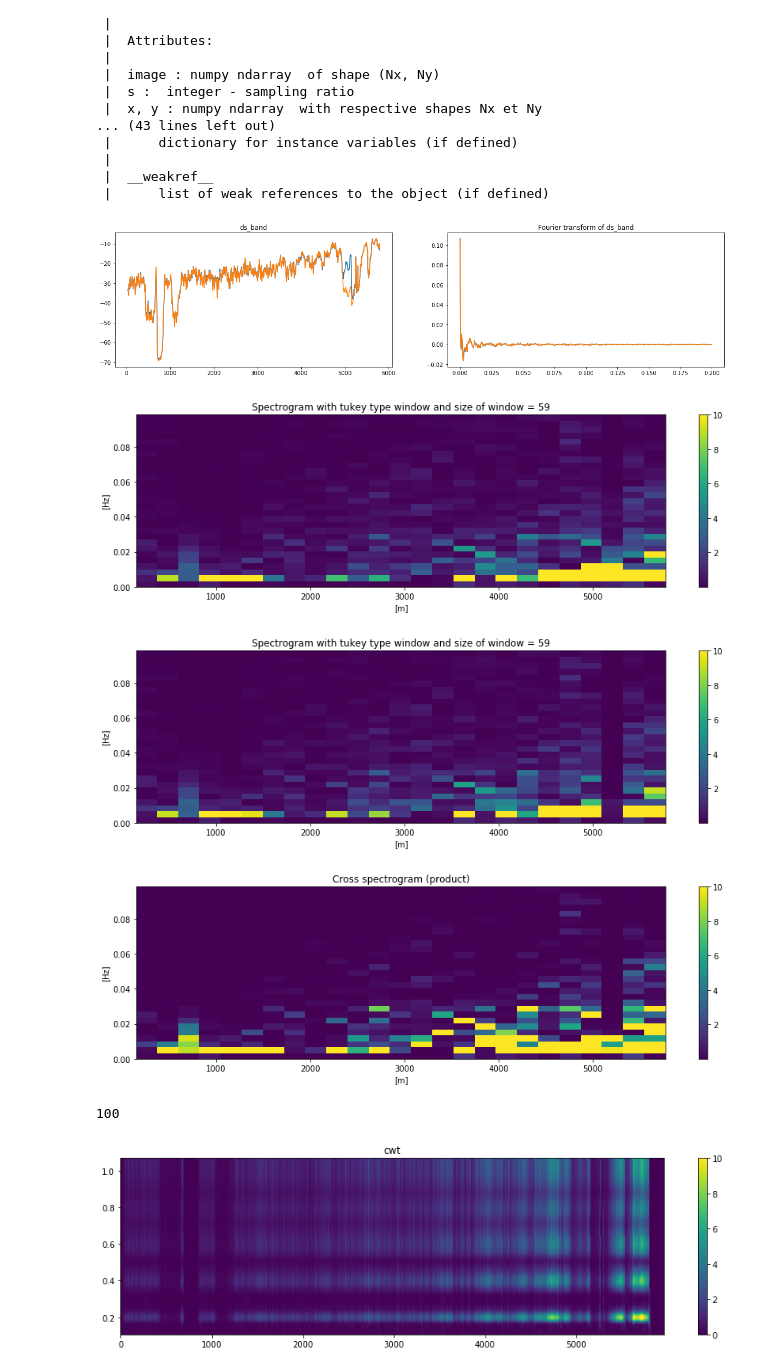
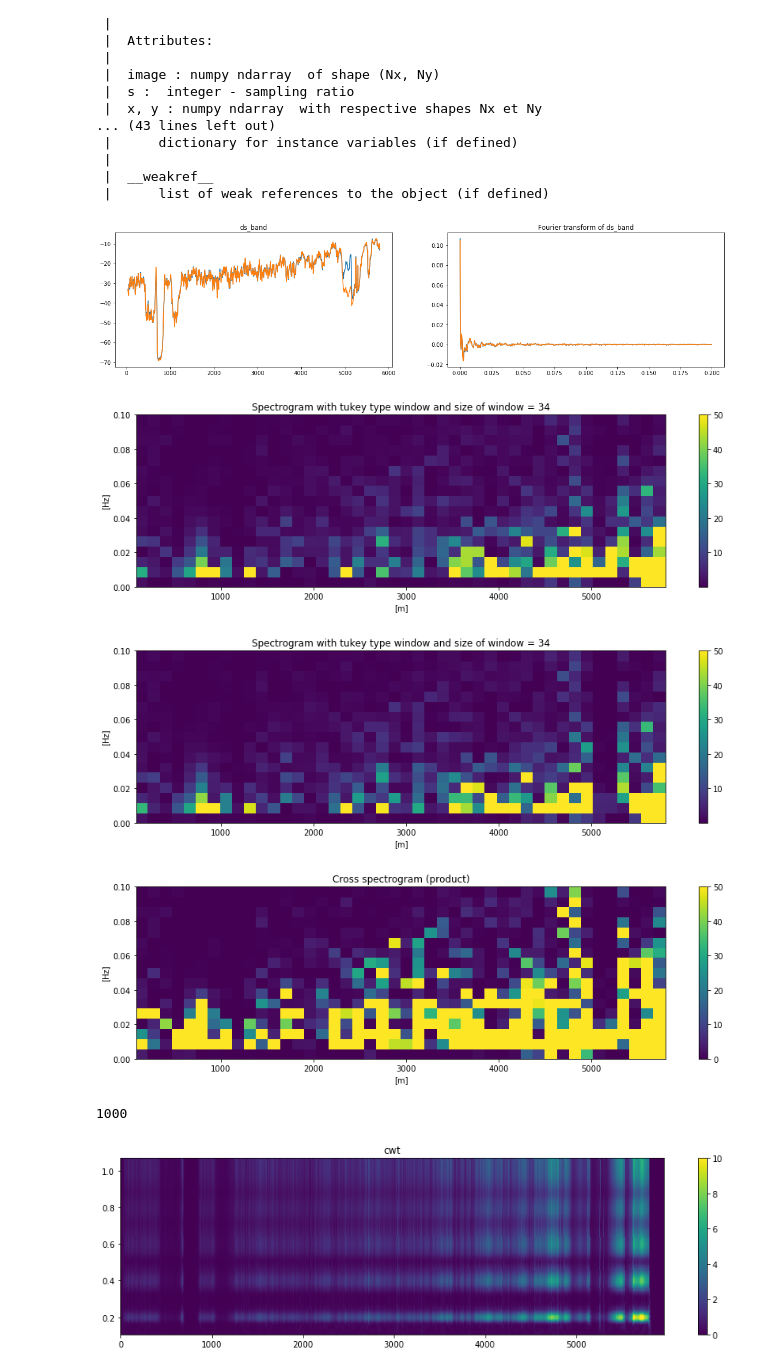
Before and after one commit to eobroets/CESBIO, a Jupyter notebook: test_lib.ipynb, the cells around one changed output. Drawn from its saved outputs; the diff is of its cells as text; code cells hidden in the pictures.

```diff
--- a/test_lib.ipynb
+++ b/test_lib.ipynb
@@ -59,27 +36,27 @@ ds_band3 = np.array(ds.GetRasterBand(3).ReadAsArray())
 # %%
 element1 = temp_lib(ds_band1)
 element3 = temp_lib(ds_band3)
 
 
 element1.plot_TF(element3)
 
+m = 1000 #signal multiplication
+
 #element1.decrease_resolution(20)
 #element1.plot_TF()
 element1.extract_band()
-element1._multiplier = 100
-element1._nwin = 20
-element3._multiplier = 100
-element3._nwin = 20
-element1.spectrogram('tukey')
-element3.spectrogram('tukey')
+element1._nwin = 35
+element3._nwin = 35
+element1.spectrogram('tukey', multiplier = m)
+element3.spectrogram('tukey', multiplier = m)
 element1.cross_spectro(element3)
 print(element1._multiplier)
 # %% [output]
 [figure]
-[figure, old version]
+[figure, new version]
-[figure, old version]
+[figure, new version]
-[figure, old version]
+[figure, new version]
-100
+1000
 # %%
 m = 10
 w = 10
```
Also changed, not shown: parts of 6 cells of this notebook, 2 other files.
